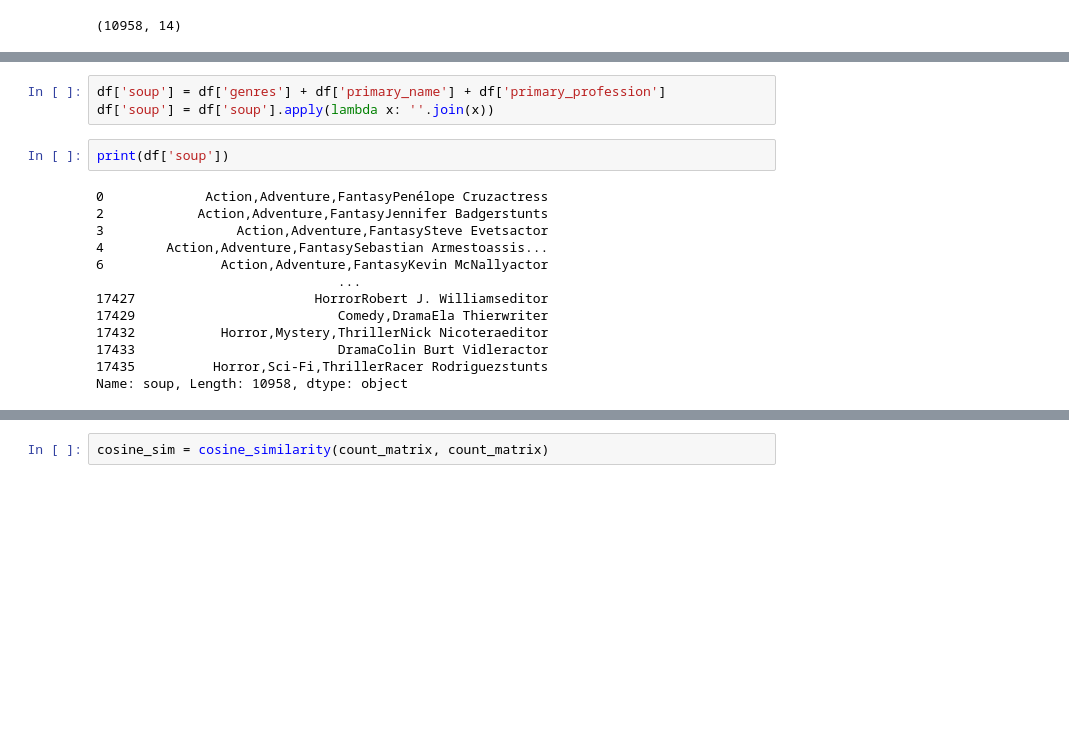
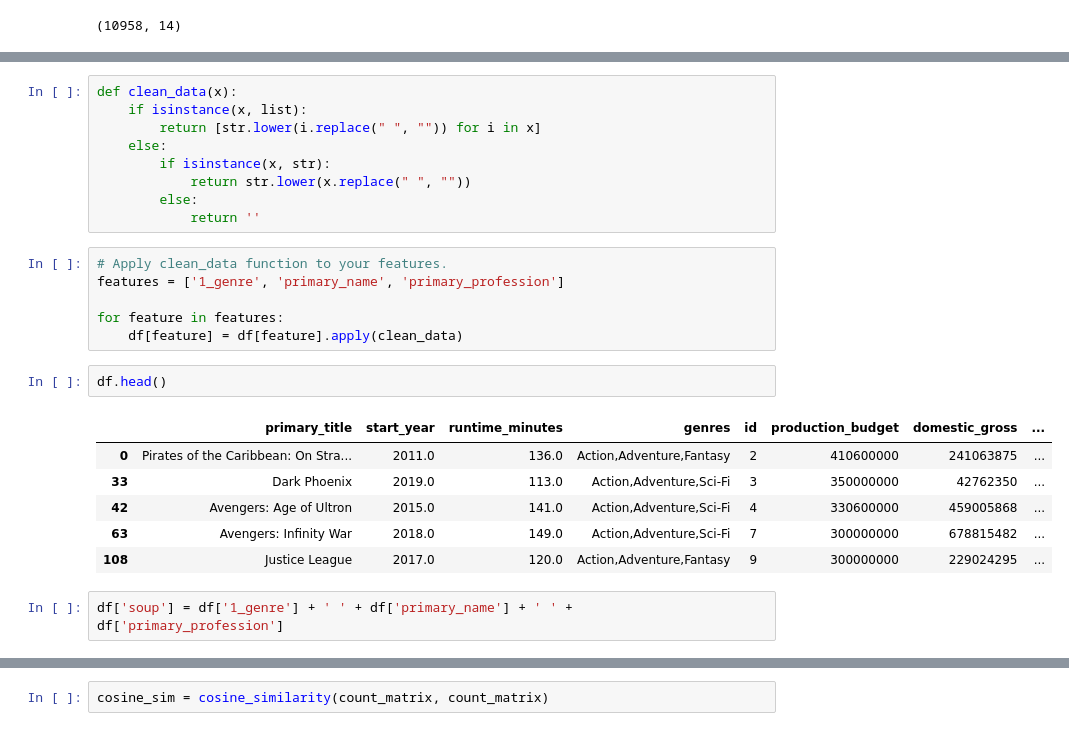
Before and after one commit to ozbunae/Movie_EDA, a Jupyter notebook: Recommendation System.ipynb, the cells around one changed output, grey strips where cells are left out. Cells and saved outputs as stored; diff of their text form; blank space fills up the shorter version.

```diff
--- a/Recommendation System.ipynb
+++ b/Recommendation System.ipynb
@@ -193,18 +234,26 @@ df.shape
+# %%
+def clean_data(x):
+    if isinstance(x, list):
+        return [str.lower(i.replace(" ", "")) for i in x]
+    else:
+        if isinstance(x, str):
+            return str.lower(x.replace(" ", ""))
+        else:
+            return ''
+# %%
+# Apply clean_data function to your features.
+features = ['1_genre', 'primary_name', 'primary_profession']
+
+for feature in features:
+    df[feature] = df[feature].apply(clean_data)
+# %%
+df.head()
+# %% [output]
+|  | primary_title | start_year | runtime_minutes | genres | id | production_budget | domestic_gross | ... |
+| 0 | Pirates of the Caribbean: On Stra... | 2011.0 | 136.0 | Action,Adventure,Fantasy | 2 | 410600000 | 241063875 | ... |
+| 33 | Dark Phoenix | 2019.0 | 113.0 | Action,Adventure,Sci-Fi | 3 | 350000000 | 42762350 | ... |
+| 42 | Avengers: Age of Ultron | 2015.0 | 141.0 | Action,Adventure,Sci-Fi | 4 | 330600000 | 459005868 | ... |
+| 63 | Avengers: Infinity War | 2018.0 | 149.0 | Action,Adventure,Sci-Fi | 7 | 300000000 | 678815482 | ... |
+| 108 | Justice League | 2017.0 | 120.0 | Action,Adventure,Fantasy | 9 | 300000000 | 229024295 | ... |
 # %%
-df['soup'] = df['genres'] + df['primary_name'] + df['primary_profession']
-df['soup'] = df['soup'].apply(lambda x: ''.join(x))
+df['soup'] = df['1_genre'] + ' ' + df['primary_name'] + ' ' + df['primary_profession']
-# %%
-print(df['soup'])
-# %% [output]
-0             Action,Adventure,FantasyPenélope Cruzactress
-2            Action,Adventure,FantasyJennifer Badgerstunts
-3                 Action,Adventure,FantasySteve Evetsactor
-4        Action,Adventure,FantasySebastian Armestoassis...
-6               Action,Adventure,FantasyKevin McNallyactor
-                               ...
-17427                       HorrorRobert J. Williamseditor
-17429                          Comedy,DramaEla Thierwriter
-17432           Horror,Mystery,ThrillerNick Nicoteraeditor
-17433                          DramaColin Burt Vidleractor
-17435          Horror,Sci-Fi,ThrillerRacer Rodriguezstunts
-Name: soup, Length: 10958, dtype: object
```
Also changed, not shown: parts of 23 cells of this notebook.
